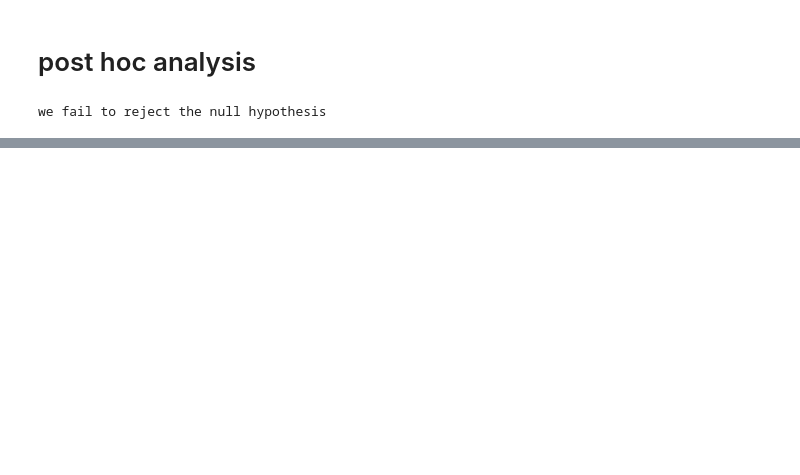
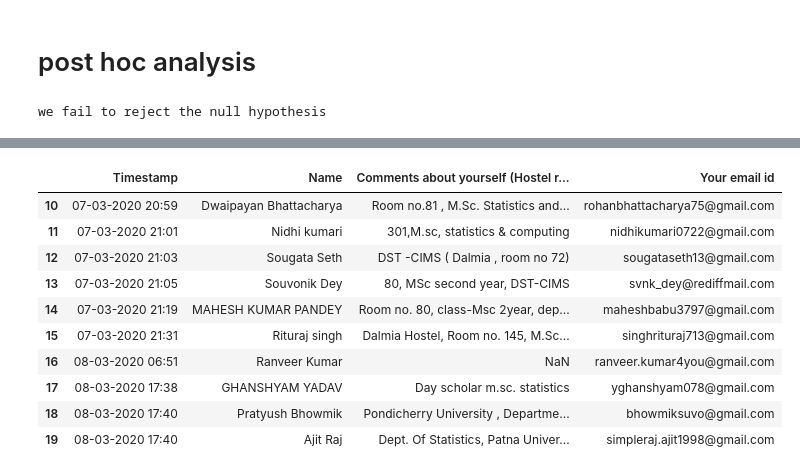
Before and after one commit to sudhanshuranjansr/Human_Happiness_index, a Jupyter notebook: master_project2.0.ipynb, the cells around one changed output, grey strips where cells are left out. Cells and saved outputs as stored; diff of their text form; code cells hidden in the pictures; blank space fills up the shorter version.

```diff
--- a/master_project2.0.ipynb
+++ b/master_project2.0.ipynb
@@ -790,0 +841,14 @@ Ttest_indResult(statistic=2.544179597538387, pvalue=0.02101437949940729)
+# %%
+df_r1[10:20]
+# %% [output]
+|  | Timestamp | Name | Comments about yourself (Hostel r... | Your email id |
+| 10 | 07-03-2020 20:59 | Dwaipayan Bhattacharya | Room no.81 , M.Sc. Statistics and... | rohanbhattacharya75@gmail.com |
+| 11 | 07-03-2020 21:01 | Nidhi kumari | 301,M.sc, statistics & computing | nidhikumari0722@gmail.com |
+| 12 | 07-03-2020 21:03 | Sougata Seth | DST -CIMS ( Dalmia , room no 72) | sougataseth13@gmail.com |
+| 13 | 07-03-2020 21:05 | Souvonik Dey | 80, MSc second year, DST-CIMS | svnk_dey@rediffmail.com |
+| 14 | 07-03-2020 21:19 | MAHESH KUMAR PANDEY | Room no. 80, class-Msc 2year, dep... | maheshbabu3797@gmail.com |
+| 15 | 07-03-2020 21:31 | Rituraj singh | Dalmia Hostel, Room no. 145, M.Sc... | singhrituraj713@gmail.com |
+| 16 | 08-03-2020 06:51 | Ranveer Kumar | NaN | ranveer.kumar4you@gmail.com |
+| 17 | 08-03-2020 17:38 | GHANSHYAM YADAV | Day scholar m.sc. statistics | yghanshyam078@gmail.com |
+| 18 | 08-03-2020 17:40 | Pratyush Bhowmik | Pondicherry University , Departme... | bhowmiksuvo@gmail.com |
+| 19 | 08-03-2020 17:40 | Ajit Raj | Dept. Of Statistics, Patna Univer... | simpleraj.ajit1998@gmail.com |
```
Also changed, not shown: parts of 23 cells of this notebook.
